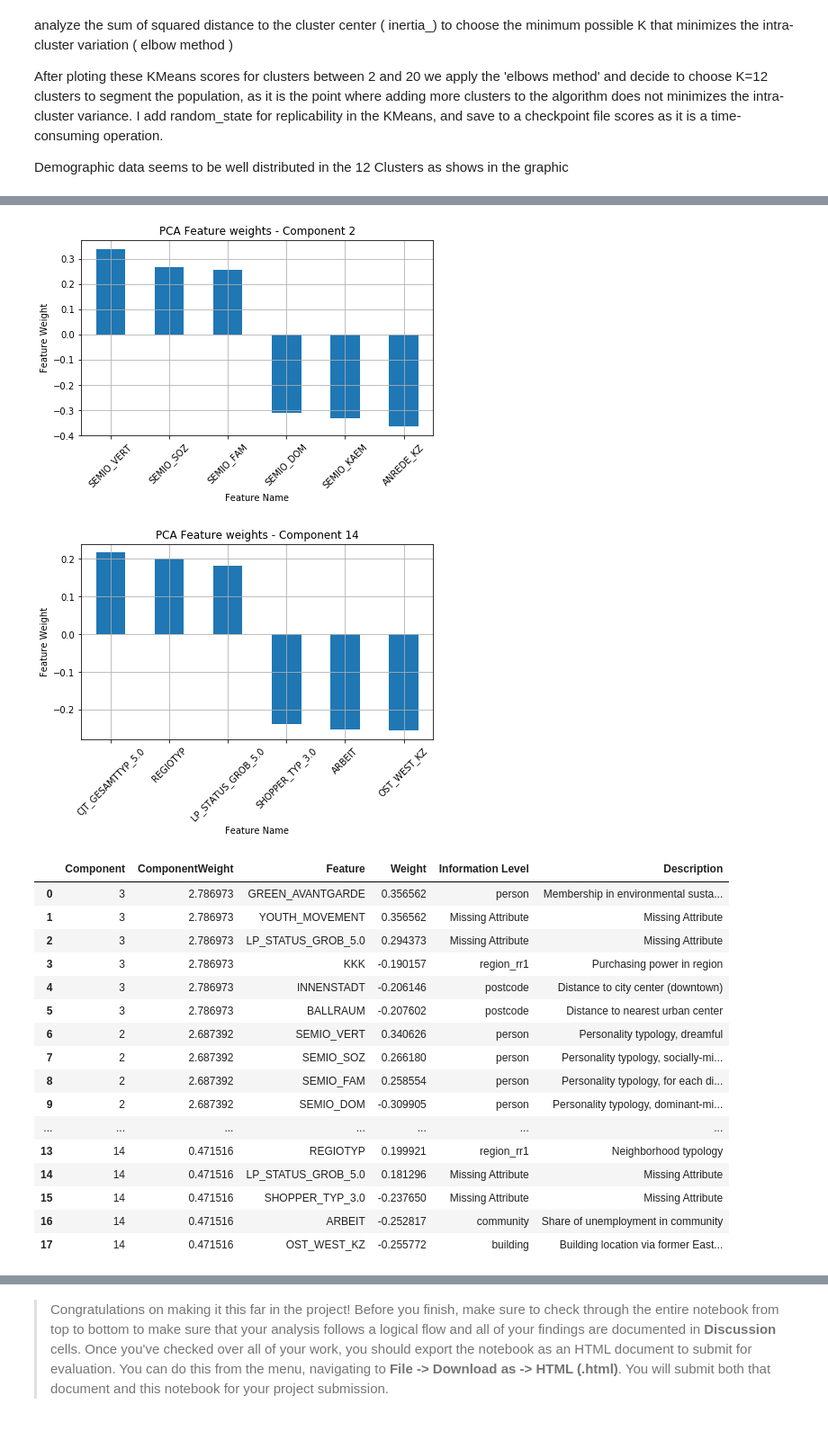
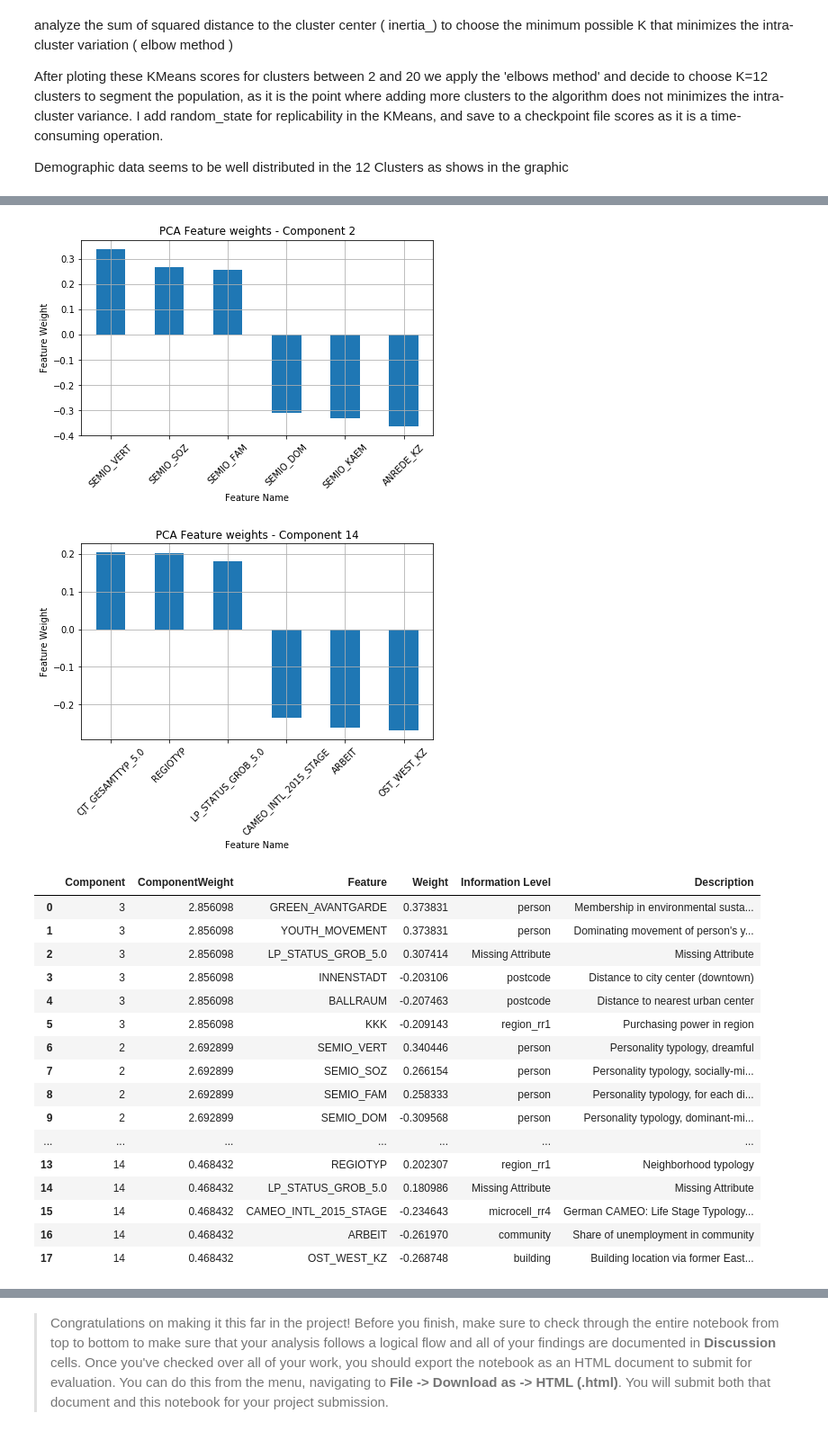
Before and after one commit to jackgara/identify_customer_segments, a Jupyter notebook: Identify_Customer_Segments.ipynb, the cells around one changed output, grey strips where cells are left out. Shown at 90% size. Saved outputs shown, nothing was run; the diff lists cells and outputs as text; code cells hidden in the pictures.

```diff
--- a/Identify_Customer_Segments.ipynb
+++ b/Identify_Customer_Segments.ipynb
@@ -964,7 +919,7 @@ mixed_discard= ['LP_LEBENSPHASE_GROB', 'WOHNLAGE', 'PLZ8_BAUMAX']
 # %%
 def feat_eng_mix_LP(df):
     """
-    Re encode to diminish classes of "LP_LEBENSPHASE_FEIN"
+    Re encode to split and reduce classes of "LP_LEBENSPHASE_FEIN"
     """
 
 
@@ -1080,8 +1036,8 @@ def clean_data(df, feat_info, verbose=False):
     df= feat_eng_cat_LP_FAMILIE_GROB(df)
     print('   ')
 
-    categorical_discard = ['GFK_URLAUBERTYP','NATIONALITAET_KZ','ZABEOTYP','GEBAEUDETYP','FINANZTYP',\
-                           'CAMEO_DEUG_2015','CAMEO_DEU_2015','LP_FAMILIE_FEIN','LP_STATUS_FEIN']
+    categorical_discard = ['GFK_URLAUBERTYP','NATIONALITAET_KZ','ZABEOTYP','GEBAEUDETYP','CAMEO_DEUG_2015',\
+                       'FINANZTYP','CAMEO_DEU_2015','LP_FAMILIE_FEIN','LP_STATUS_FEIN']
 
     df.drop(columns = categorical_discard, axis=1, inplace=True, errors = 'ignore')
 
@@ -1093,7 +1049,7 @@ def clean_data(df, feat_info, verbose=False):
     df = feat_eng_mix_CAMEO_INTL(df)
     df = feat_eng_mix_LP(df)
 
-    mixed_discard=['WOHNLAGE', 'PLZ8_BAUMAX']
+    mixed_discard= ['LP_LEBENSPHASE_GROB', 'WOHNLAGE', 'PLZ8_BAUMAX']
     df.drop(columns = mixed_discard ,axis=1, inplace=True, errors = 'ignore')
 
     print('Droped %s' % mixed_discard)
@@ -1106,6 +1062,6 @@ def clean_data(df, feat_info, verbose=False):
 # %%
 azdias = pd.read_csv('Udacity_AZDIAS_Subset.csv',sep=';')
 # %%
-azdias = clean_data(azdias, feat_info)
+azdias = clean_data(azdias, feat_info, verbose=True)
 # %% [output]
 Replacing unknown/missing codes with NANs ........please wait
@@ -1225,27 +1175,32 @@ As a reminder, each principal component is a unit vector that points in the dire
 # %%
-def plot_weights(df, pca, feat_info, dimension, n_weights = 3, figsize=(7,4)):
+def plot_weights(df, pca, feat_info, component, n_weights = 3, figsize=(7,4)):
     """
-    This function displays interesting features of the selected dimension
+    This function displays interesting features of the selected Component
     """
 
     features = df.columns.values
     components = pca.components_
-    feature_weights = dict(zip(features, components[dimension]))
-    sorted_weights = sorted(feature_weights.items(), key = lambda v: v[1], reverse=True)
+
+    # get the features weights for the selected component
+    weights = dict(zip(features, components[component]))
+    # sort descending, heavier first
+    sorted_weights = sorted(weights.items(), key = lambda v: v[1], reverse=True)
 
     feat_names = []
     feat_weights = []
     feat_level = []
     feat_descs = []
 
+    # get the firsts heavier n_weights
     for feat, weight in sorted_weights[:n_weights]:
         feat_names.append(feat)
         feat_weights.append(weight)
-
+    # get the lasts heavier (negative) n_weights
     for feat, weight, in sorted_weights[-n_weights:]:
         feat_names.append(feat)
         feat_weights.append(weight)
 
+    # add info level and description for analysis
     for feat in feat_names:
         if feat in feat_info.attribute.values:
             feat_level.append(feat_info[feat_info.attribute == feat].information_level.values[0])
@@ -1255,14 +1210,13 @@ def plot_weights(df, pca, feat_info, dimension, n_weights = 3, figsize=(7,4)):
             feat_level.append("Missing Attribute")
 
 
-    component_info = {"Feature":feat_names, "Weight":feat_weights,  "Information Level":feat_level, "Description": feat_descs }
-    component_info = pd.DataFrame(component_info)
-    component_info.sort_values("Weight", inplace=True, ascending=False)
+    comp_info = {"Feature":feat_names, "Weight":feat_weights,  "Information Level":feat_level, "Description": feat_descs }
+    comp_info = pd.DataFrame(comp_info)
+    comp_info.sort_values("Weight", inplace=True, ascending=False)
 
-
+    # Plot
     df =pd.DataFrame(list(zip(feat_names,feat_weights))).set_index(0)
-
-    ax = df.plot.bar(figsize=figsize, title="PCA Feature weights - Component {}".format(dimension),\
+    ax = df.plot.bar(figsize=figsize, title="PCA Feature weights - Component {}".format(component),\
                 grid=True,layout=(2,4),legend=False,rot=45)
 
     ax.set_ylabel("Feature Weight")
@@ -1270,7 +1224,7 @@ def plot_weights(df, pca, feat_info, dimension, n_weights = 3, figsize=(7,4)):
 
     plt.show()
 
-    return component_info
+    return comp_info
 # %%
 feat_info.info()
 # %% [output]
@@ -1764,4 +1717,4 @@ kmeans.cluster_centers_.shape
 # %%
-cluster_7 = explain_cluster(kmeans, 7, azdias, azdias_pca, feat_info, num_components=3, num_feat_per_comp=3)
-cluster_7[:19]
+cluster_11 = cluster_components_info(kmeans, 11, azdias, azdias_pca, feat_info, num_components=3, num_feat_by_component=3)
+cluster_11[:19]
 # %% [output]
@@ -1769,19 +1722,19 @@ cluster_7[:19]
 [figure]
-[figure, old version]
+[figure, new version]
 |  | Component | ComponentWeight | Feature | Weight | Information Level | Description |
-| 0 | 3 | 2.786973 | GREEN_AVANTGARDE | 0.356562 | person | Membership in environmental susta... |
-| 1 | 3 | 2.786973 | YOUTH_MOVEMENT | 0.356562 | Missing Attribute | Missing Attribute |
-| 2 | 3 | 2.786973 | LP_STATUS_GROB_5.0 | 0.294373 | Missing Attribute | Missing Attribute |
-| 3 | 3 | 2.786973 | KKK | -0.190157 | region_rr1 | Purchasing power in region |
-| 4 | 3 | 2.786973 | INNENSTADT | -0.206146 | postcode | Distance to city center (downtown) |
-| 5 | 3 | 2.786973 | BALLRAUM | -0.207602 | postcode | Distance to nearest urban center |
-| 6 | 2 | 2.687392 | SEMIO_VERT | 0.340626 | person | Personality typology, dreamful |
-| 7 | 2 | 2.687392 | SEMIO_SOZ | 0.266180 | person | Personality typology, socially-mi... |
-| 8 | 2 | 2.687392 | SEMIO_FAM | 0.258554 | person | Personality typology, for each di... |
-| 9 | 2 | 2.687392 | SEMIO_DOM | -0.309905 | person | Personality typology, dominant-mi... |
+| 0 | 3 | 2.856098 | GREEN_AVANTGARDE | 0.373831 | person | Membership in environmental susta... |
+| 1 | 3 | 2.856098 | YOUTH_MOVEMENT | 0.373831 | person | Dominating movement of person's y... |
+| 2 | 3 | 2.856098 | LP_STATUS_GROB_5.0 | 0.307414 | Missing Attribute | Missing Attribute |
+| 3 | 3 | 2.856098 | INNENSTADT | -0.203106 | postcode | Distance to city center (downtown) |
+| 4 | 3 | 2.856098 | BALLRAUM | -0.207463 | postcode | Distance to nearest urban center |
+| 5 | 3 | 2.856098 | KKK | -0.209143 | region_rr1 | Purchasing power in region |
+| 6 | 2 | 2.692899 | SEMIO_VERT | 0.340446 | person | Personality typology, dreamful |
+| 7 | 2 | 2.692899 | SEMIO_SOZ | 0.266154 | person | Personality typology, socially-mi... |
+| 8 | 2 | 2.692899 | SEMIO_FAM | 0.258333 | person | Personality typology, for each di... |
+| 9 | 2 | 2.692899 | SEMIO_DOM | -0.309568 | person | Personality typology, dominant-mi... |
 | ... | ... | ... | ... | ... | ... | ... |
-| 13 | 14 | 0.471516 | REGIOTYP | 0.199921 | region_rr1 | Neighborhood typology |
-| 14 | 14 | 0.471516 | LP_STATUS_GROB_5.0 | 0.181296 | Missing Attribute | Missing Attribute |
-| 15 | 14 | 0.471516 | SHOPPER_TYP_3.0 | -0.237650 | Missing Attribute | Missing Attribute |
-| 16 | 14 | 0.471516 | ARBEIT | -0.252817 | community | Share of unemployment in community |
-| 17 | 14 | 0.471516 | OST_WEST_KZ | -0.255772 | building | Building location via former East... |
+| 13 | 14 | 0.468432 | REGIOTYP | 0.202307 | region_rr1 | Neighborhood typology |
+| 14 | 14 | 0.468432 | LP_STATUS_GROB_5.0 | 0.180986 | Missing Attribute | Missing Attribute |
+| 15 | 14 | 0.468432 | CAMEO_INTL_2015_STAGE | -0.234643 | microcell_rr4 | German CAMEO: Life Stage Typology... |
+| 16 | 14 | 0.468432 | ARBEIT | -0.261970 | community | Share of unemployment in community |
+| 17 | 14 | 0.468432 | OST_WEST_KZ | -0.268748 | building | Building location via former East... |
```
Also changed, not shown: parts of 99 cells of this notebook, 2 other files.
